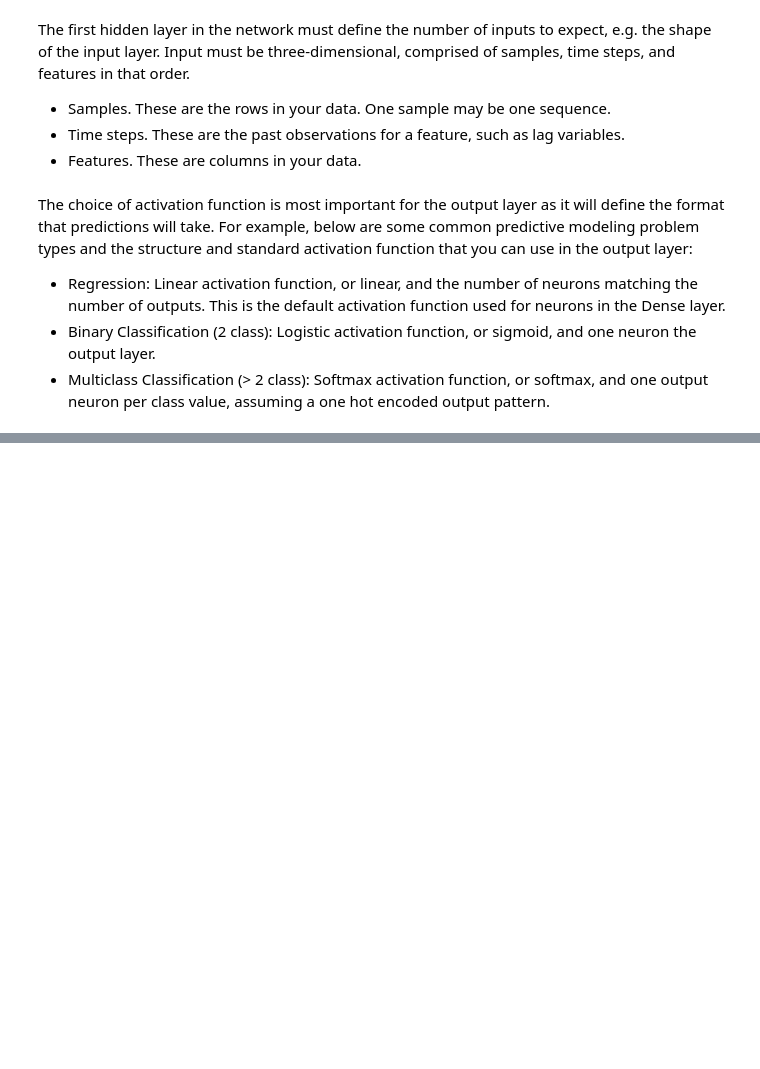
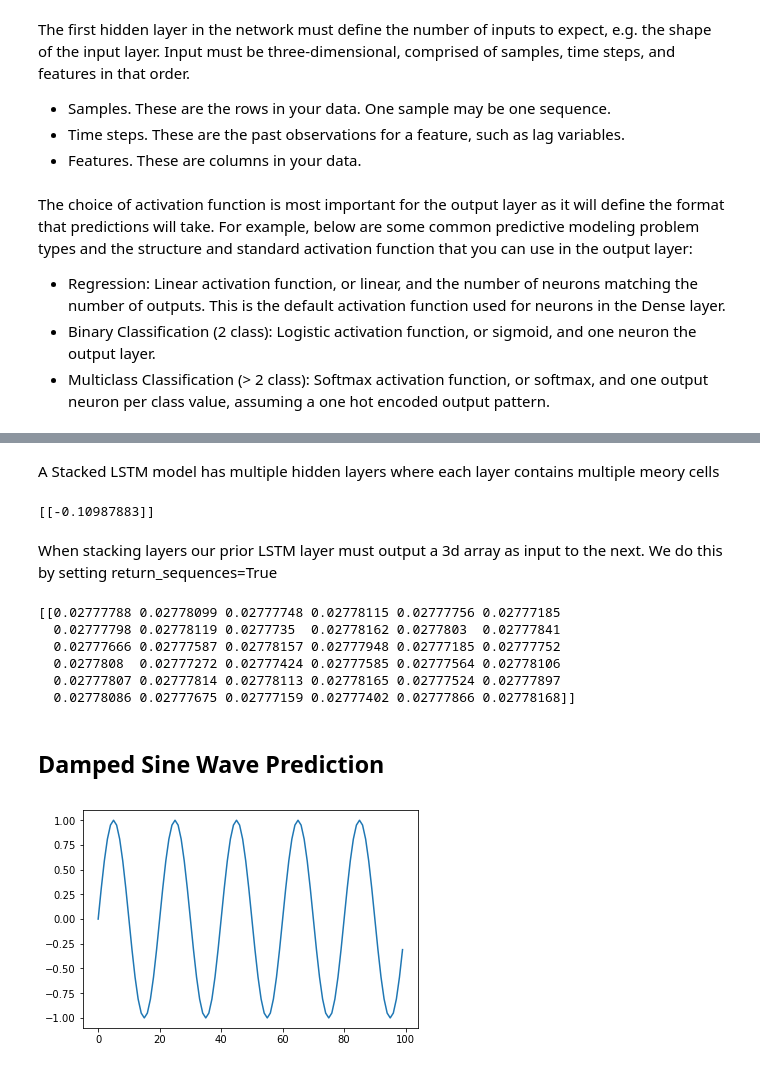
Before and after one commit to xtr33me/lstm-lovin, a Jupyter notebook: latest-keras.ipynb, the cells around one changed output, grey strips where cells are left out. Saved outputs shown, nothing was run; the diff lists cells and outputs as text; code cells hidden in the pictures; blank space fills up the shorter version.

Commit message:
Submitting latest work with LSTM

```diff
--- a/latest-keras.ipynb
+++ b/latest-keras.ipynb
@@ -12,0 +100,5 @@ The choice of activation function is most important for the output layer as it w
+# %%
+#Test this out
+X, y = gen_example(25, 100, 2)
+print(X.shape)
+print(y.shape)
@@ -12,0 +110,11 @@ The choice of activation function is most important for the output layer as it w
+# %%
+#Define this baby
+length = 5
+n_features = 36
+out_index = 2
+memory_units = 25
+model = Sequential()
+model.add(LSTM(memory_units, input_shape=(length, n_features)))
+model.add(Dense(n_features, activation='softmax'))
+model.compile(loss='categorical_crossentropy', optimizer='adam', metrics=['acc'])
+model.summary()
@@ -12,0 +133,5 @@ The choice of activation function is most important for the output layer as it w
+# %%
+#Fit the model
+for i in range(10000):
+    X, y = gen_example(length, n_features, out_index)
+    model.fit(X, y, nb_epoch=1, verbose=2)
@@ -12,0 +156,9 @@ The choice of activation function is most important for the output layer as it w
+# %%
+#Eval the model
+correct = 0
+for i in range(100):
+    X, y = gen_example(length, n_features, out_index)
+    yhat = model.predict(X)
+    if one_hot_decode(yhat) == one_hot_decode(y):
+        correct += 1
+print('Accuracy: %f' % ((correct/100)*100.0))
@@ -12,0 +180,47 @@ The choice of activation function is most important for the output layer as it w
+# %% [markdown]
+A Stacked LSTM model has multiple hidden layers where each layer contains multiple meory cells
+# %%
+model = Sequential()
+model.add(LSTM(1, input_shape=(3,1)))
+model.compile(optimizer='adam', loss='mse')
+data = array([0.1, 0.2, 0.3]).reshape((1,3,1))
+print(model.predict(data))
+# %% [output]
+[[-0.10987883]]
+# %% [markdown]
+When stacking layers our prior LSTM layer must output a 3d array as input to the next.  We do this by setting return_sequences=True
+# %%
+model = Sequential()
+model.add(LSTM(1, return_sequences=True, input_shape=(3,1)))
+model.add(LSTM(1, return_sequences=True, input_shape=(3,1)))
+model.add(LSTM(1, return_sequences=True, input_shape=(3,1)))
+model.add(LSTM(1, input_shape=(3,1)))
+model.add(Dense(n_features, activation='softmax'))
+model.compile(optimizer='adam', loss='mse')
+# input time steps
+data = array([0.1, 0.2, 0.3]).reshape((1,3,1))
+# make and show prediction
+print(model.predict(data))
+# %% [output]
+[[0.02777788 0.02778099 0.02777748 0.02778115 0.02777756 0.02777185
+  0.02777798 0.02778119 0.0277735  0.02778162 0.0277803  0.02777841
+  0.02777666 0.02777587 0.02778157 0.02777948 0.02777185 0.02777752
+  0.0277808  0.02777272 0.02777424 0.02777585 0.02777564 0.02778106
+  0.02777807 0.02777814 0.02778113 0.02778165 0.02777524 0.02777897
+  0.02778086 0.02777675 0.02777159 0.02777402 0.02777866 0.02778168]]
+# %% [markdown]
+## Damped Sine Wave Prediction
+# %%
+from math import sin
+from math import pi
+from matplotlib import pyplot
+
+#create sequence
+length = 100
+freq = 5
+sequence = [sin(2 * pi * freq * (i/float(length))) for i in range(length)]
+#plot sequence
+pyplot.plot(sequence)
+pyplot.show()
+# %% [output]
+[figure, added]
```
Also changed, not shown: parts of 53 cells of this notebook.
